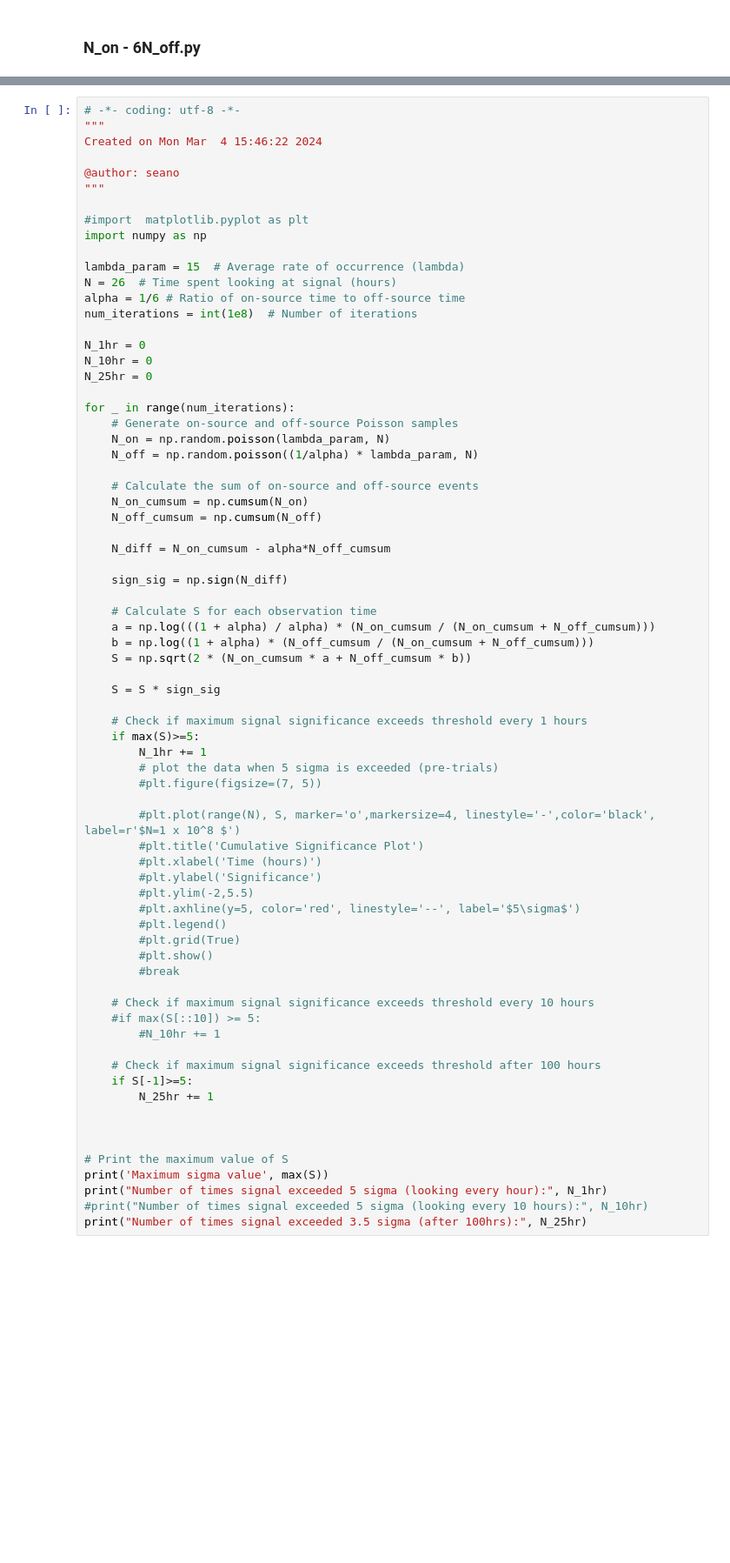
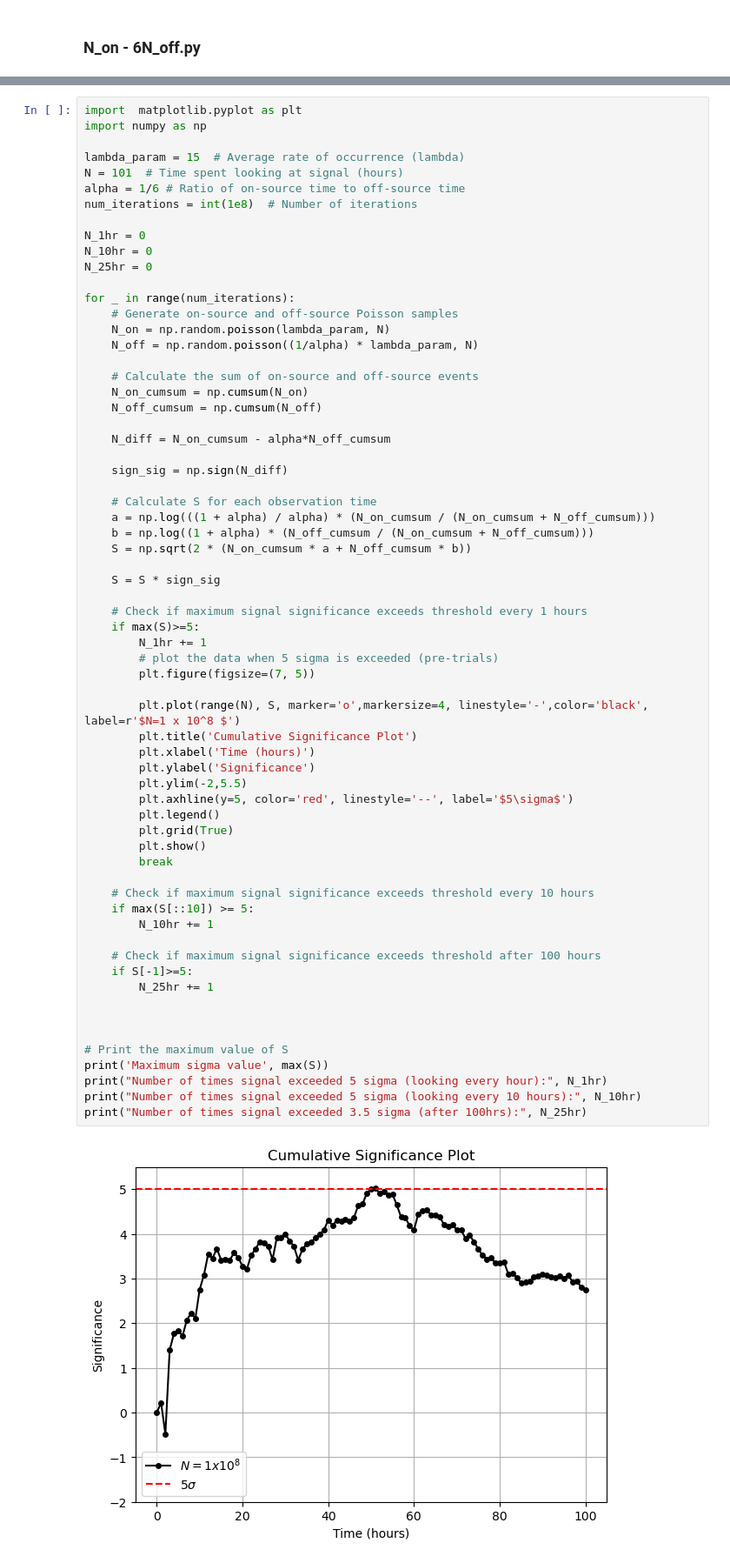
Before and after one commit to Seanog-coder/statistical_analysis_of_VHE_gamma_rays.ipynb, a Jupyter notebook: statistical_analysis_of_VHE_gamma_rays.ipynb, the cells around one changed output, grey strips where cells are left out. Shown at 87% size. Cells and saved outputs as stored; diff of their text form; blank space fills up the shorter version.

```diff
--- a/statistical_analysis_of_VHE_gamma_rays.ipynb
+++ b/statistical_analysis_of_VHE_gamma_rays.ipynb
@@ -648,16 +524,9 @@ print("Maximum value of S:", max_S_value)
 # %%
-# -*- coding: utf-8 -*-
-"""
-Created on Mon Mar  4 15:46:22 2024
-
-@author: seano
-"""
-
-#import  matplotlib.pyplot as plt
+import  matplotlib.pyplot as plt
 import numpy as np
 
 lambda_param = 15  # Average rate of occurrence (lambda)
-N = 26  # Time spent looking at signal (hours)
+N = 101  # Time spent looking at signal (hours)
 alpha = 1/6 # Ratio of on-source time to off-source time
 num_iterations = int(1e8)  # Number of iterations
 
@@ -676,44 +545,46 @@ for _ in range(num_iterations):
 
     N_diff = N_on_cumsum - alpha*N_off_cumsum
 
     sign_sig = np.sign(N_diff)
 
     # Calculate S for each observation time
     a = np.log(((1 + alpha) / alpha) * (N_on_cumsum / (N_on_cumsum + N_off_cumsum)))
     b = np.log((1 + alpha) * (N_off_cumsum / (N_on_cumsum + N_off_cumsum)))
     S = np.sqrt(2 * (N_on_cumsum * a + N_off_cumsum * b))
 
     S = S * sign_sig
 
     # Check if maximum signal significance exceeds threshold every 1 hours
     if max(S)>=5:
         N_1hr += 1
         # plot the data when 5 sigma is exceeded (pre-trials)
-        #plt.figure(figsize=(7, 5))
+        plt.figure(figsize=(7, 5))
 
-        #plt.plot(range(N), S, marker='o',markersize=4, linestyle='-',color='black', label=r'$N=1 x 10^8 $')
-        #plt.title('Cumulative Significance Plot')
-        #plt.xlabel('Time (hours)')
-        #plt.ylabel('Significance')
-        #plt.ylim(-2,5.5)
-        #plt.axhline(y=5, color='red', linestyle='--', label='$5\sigma$')
-        #plt.legend()
-        #plt.grid(True)
-        #plt.show()
-        #break
+        plt.plot(range(N), S, marker='o',markersize=4, linestyle='-',color='black', label=r'$N=1 x 10^8 $')
+        plt.title('Cumulative Significance Plot')
+        plt.xlabel('Time (hours)')
+        plt.ylabel('Significance')
+        plt.ylim(-2,5.5)
+        plt.axhline(y=5, color='red', linestyle='--', label='$5\sigma$')
+        plt.legend()
+        plt.grid(True)
+        plt.show()
+        break
 
     # Check if maximum signal significance exceeds threshold every 10 hours
-    #if max(S[::10]) >= 5:
-        #N_10hr += 1
+    if max(S[::10]) >= 5:
+        N_10hr += 1
 
     # Check if maximum signal significance exceeds threshold after 100 hours
     if S[-1]>=5:
         N_25hr += 1
 
 
 
 # Print the maximum value of S
 print('Maximum sigma value', max(S))
 print("Number of times signal exceeded 5 sigma (looking every hour):", N_1hr)
-#print("Number of times signal exceeded 5 sigma (looking every 10 hours):", N_10hr)
+print("Number of times signal exceeded 5 sigma (looking every 10 hours):", N_10hr)
 print("Number of times signal exceeded 3.5 sigma (after 100hrs):", N_25hr)
+# %% [output]
+[figure, added]
```
Also changed, not shown: parts of 36 cells of this notebook.
